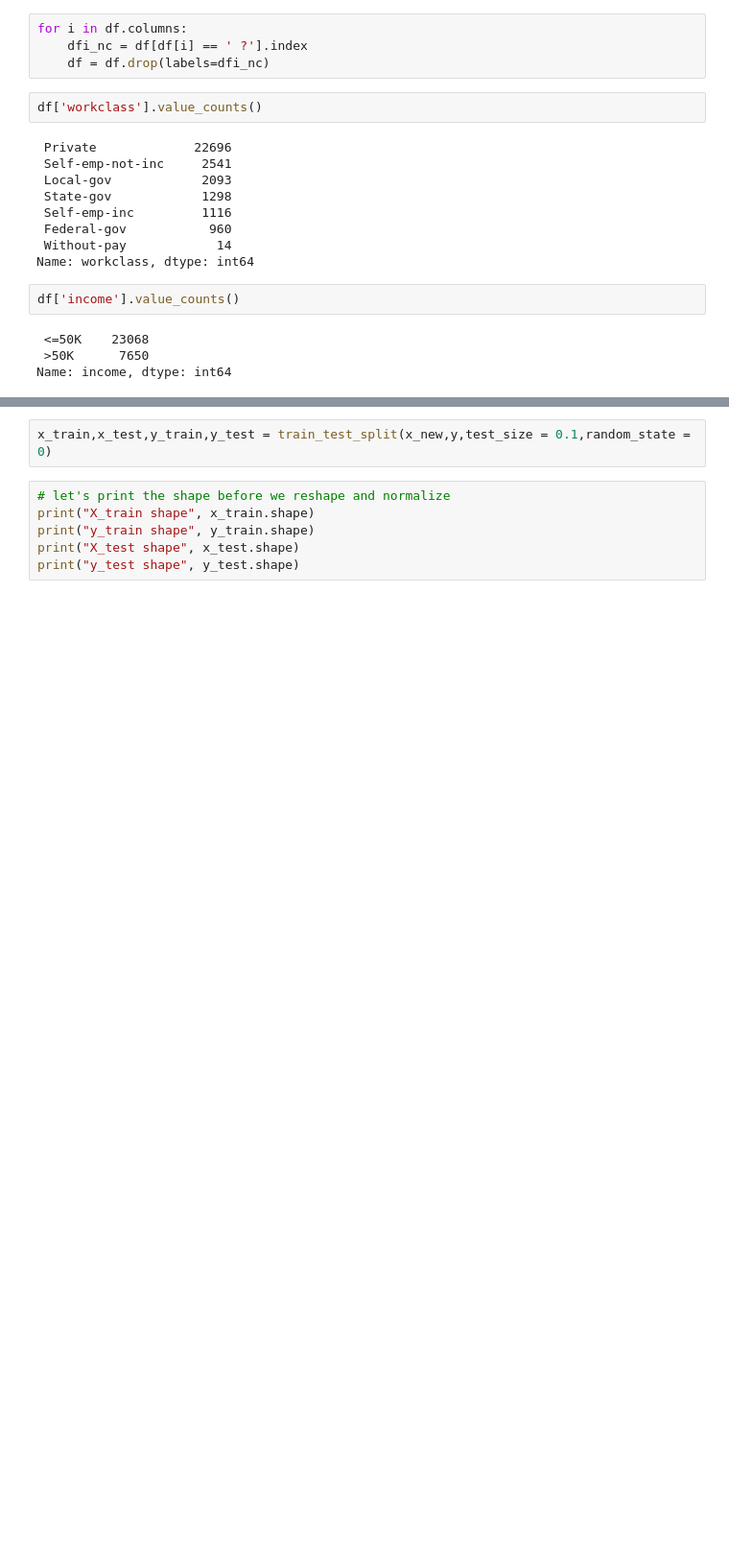
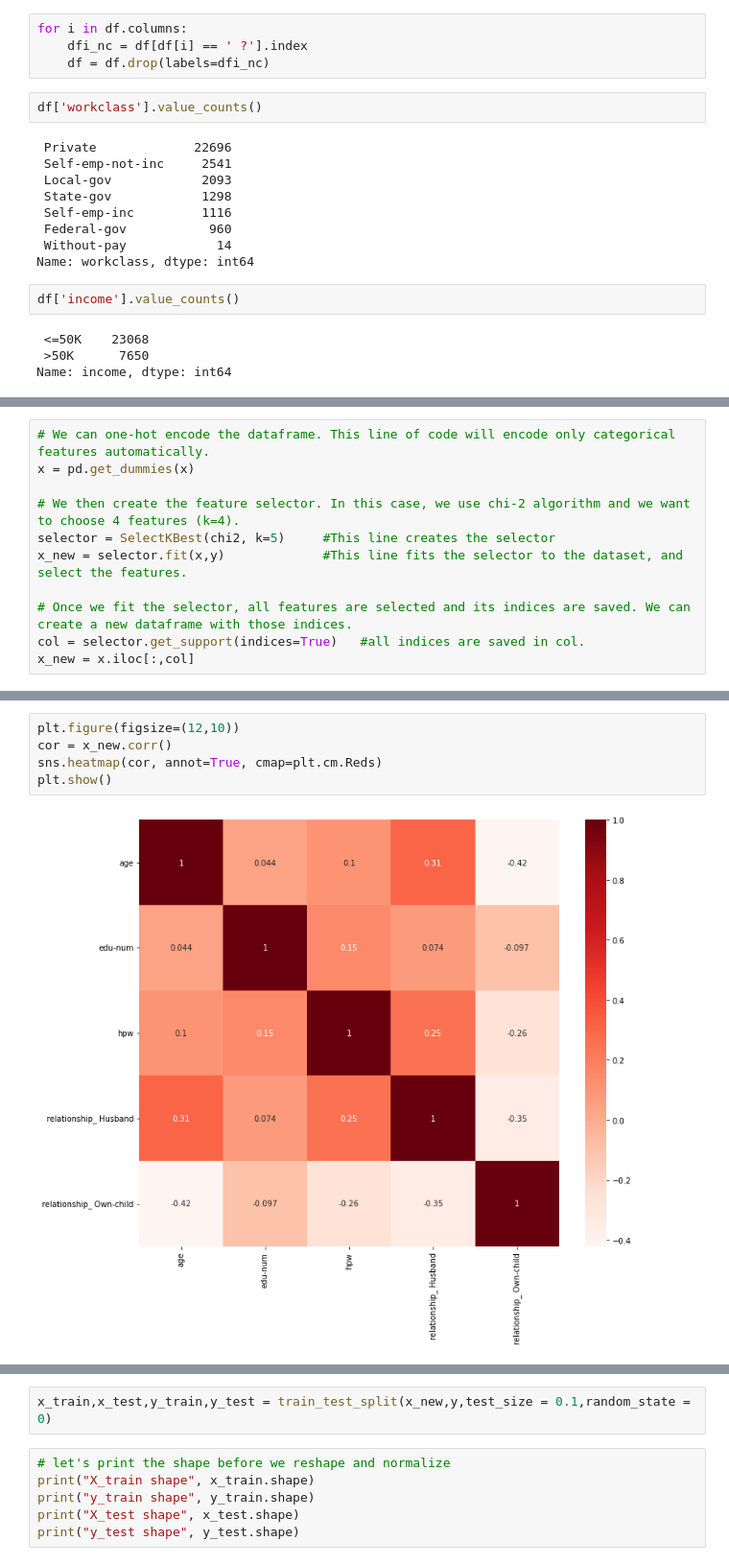
Before and after one commit to AthimetA/FRA503_HW_ML, a Jupyter notebook: inclass-week4.ipynb, the cells around one changed output, grey strips where cells are left out. Shown: that part at 96% size. Drawn from its saved outputs; the diff is of its cells as text; blank space fills up the shorter version.

```diff
--- a/inclass-week4.ipynb
+++ b/inclass-week4.ipynb
@@ -119,0 +132,11 @@ x_new  = preprocessor.fit_transform(x)
+# %%
+# We can one-hot encode the dataframe. This line of code will encode only categorical features automatically.
+x = pd.get_dummies(x)
+
+# We then create the feature selector. In this case, we use chi-2 algorithm and we want to choose 4 features (k=4).
+selector = SelectKBest(chi2, k=5)     #This line creates the selector
+x_new = selector.fit(x,y)             #This line fits the selector to the dataset, and select the features.
+
+# Once we fit the selector, all features are selected and its indices are saved. We can create a new dataframe with those indices.
+col = selector.get_support(indices=True)   #all indices are saved in col.
+x_new = x.iloc[:,col]
@@ -119,0 +162,7 @@ x_new  = preprocessor.fit_transform(x)
+# %%
+plt.figure(figsize=(12,10))
+cor = x_new.corr()
+sns.heatmap(cor, annot=True, cmap=plt.cm.Reds)
+plt.show()
+# %% [output]
+[figure, added]
```
Also changed, not shown: parts of 18 cells of this notebook.
